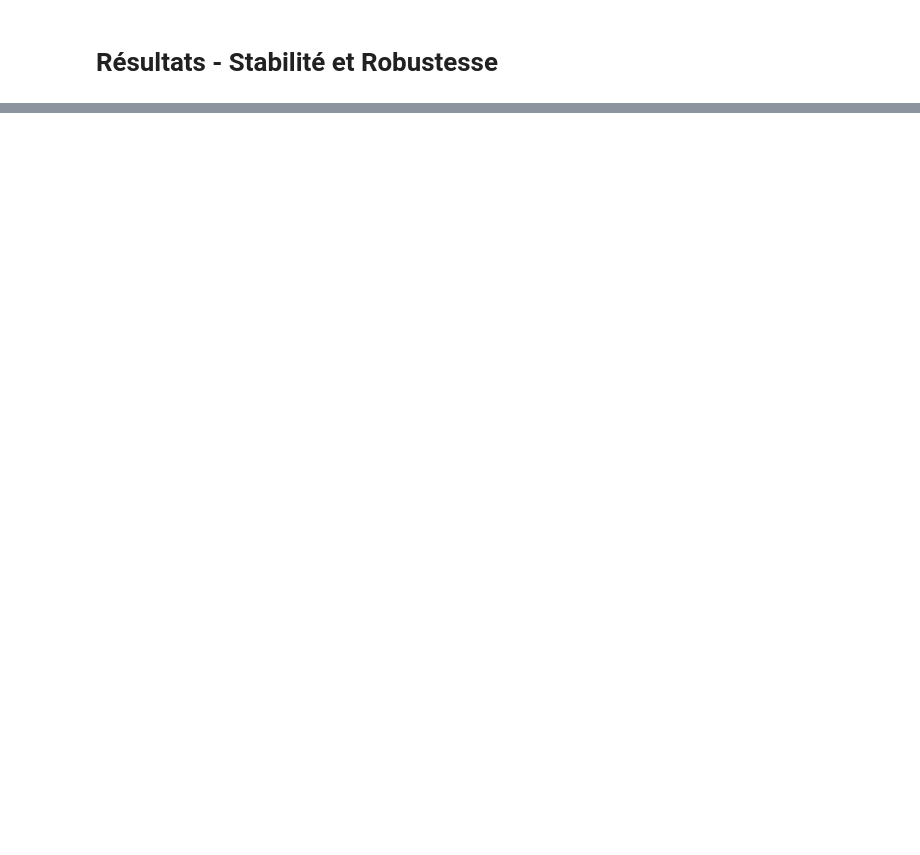
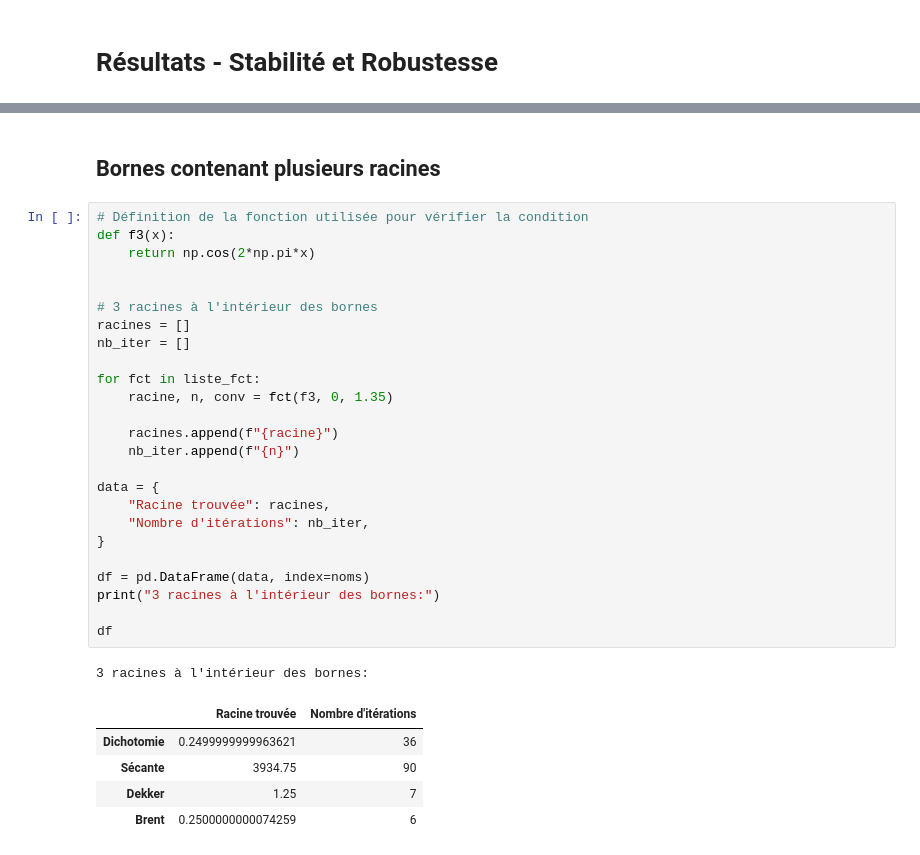
Before and after one commit to Zachattack-007/Projet-physnum, a Jupyter notebook: methode_brent.ipynb, the cells around one changed output, grey strips where cells are left out. Cells and saved outputs as stored; diff of their text form; blank space fills up the shorter version.

```diff
--- a/methode_brent.ipynb
+++ b/methode_brent.ipynb
@@ -448,0 +395,34 @@ Brent       0.9999999999999996                   8
+# %% [markdown]
+## Bornes contenant plusieurs racines ##
+# %%
+# Définition de la fonction utilisée pour vérifier la condition
+def f3(x):
+    return np.cos(2*np.pi*x)
+
+
+# 3 racines à l'intérieur des bornes
+racines = []
+nb_iter = []
+
+for fct in liste_fct:
+    racine, n, conv = fct(f3, 0, 1.35)
+
+    racines.append(f"{racine}")
+    nb_iter.append(f"{n}")
+
+data = {
+    "Racine trouvée": racines,
+    "Nombre d'itérations": nb_iter,
+}
+
+df = pd.DataFrame(data, index=noms)
+print("3 racines à l'intérieur des bornes:")
+
+df
+# %% [output]
+3 racines à l'intérieur des bornes:
+|  | Racine trouvée | Nombre d'itérations |
+| Dichotomie | 0.2499999999963621 | 36 |
+| Sécante | 3934.75 | 90 |
+| Dekker | 1.25 | 7 |
+| Brent | 0.2500000000074259 | 6 |
```
Also changed, not shown: parts of 12 cells of this notebook.
